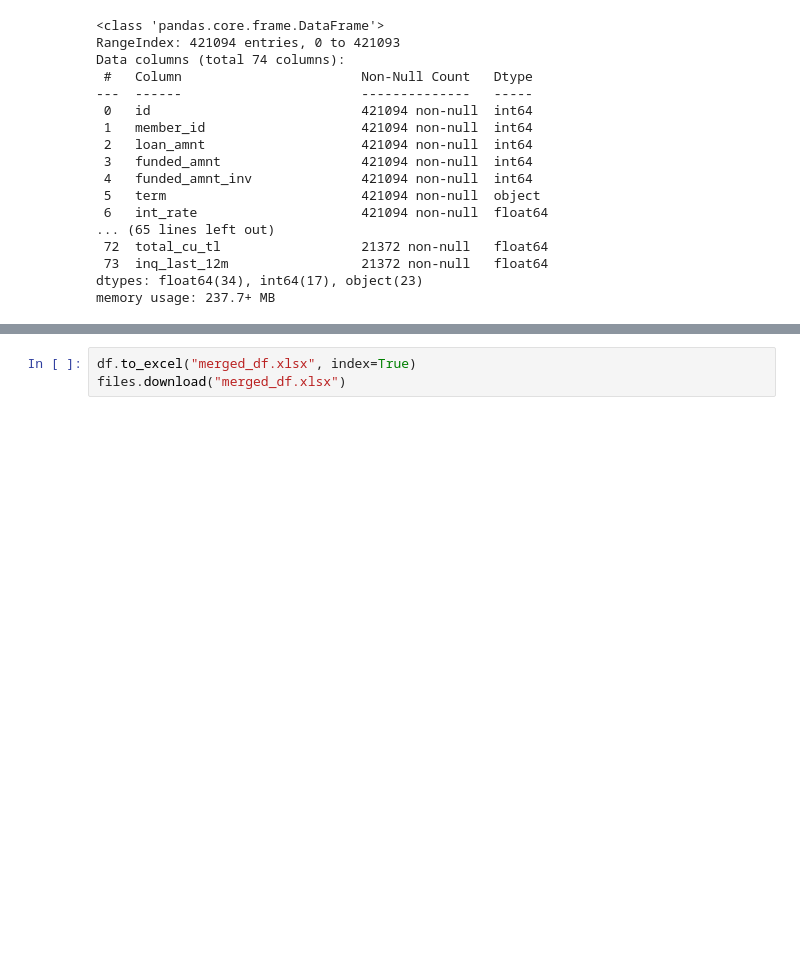
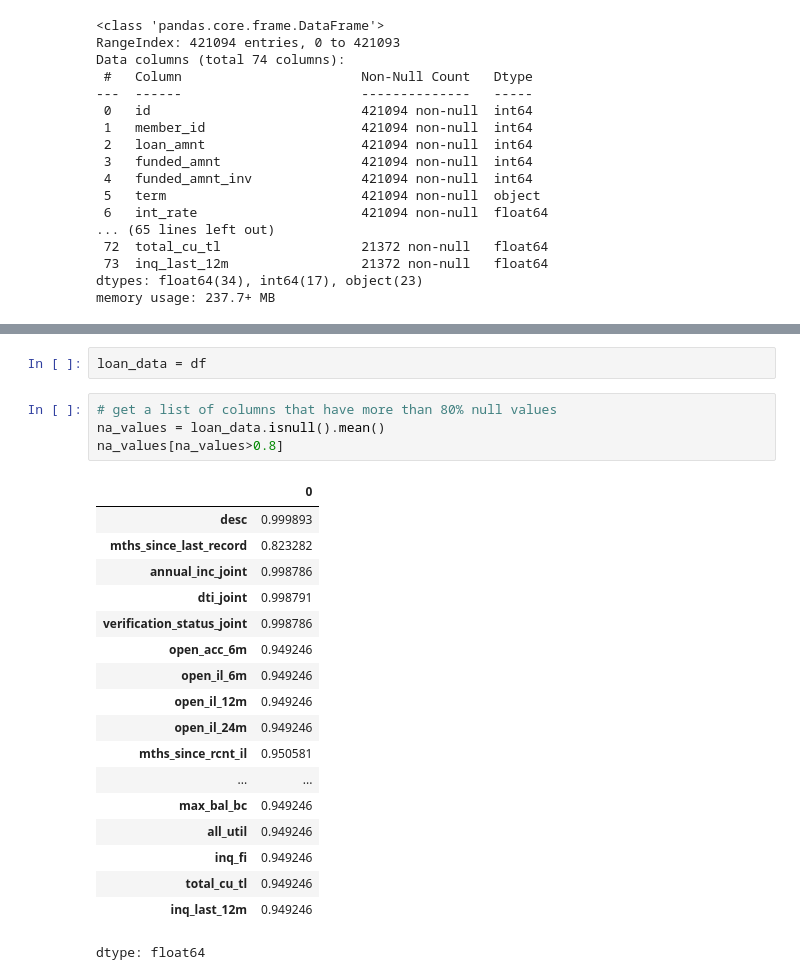
Before and after one commit to SharathkumaraKR/Credit-Risk-Model, a Jupyter notebook: Credit_Risk_Model_(Kaggle).ipynb, the cells around one changed output, grey strips where cells are left out. Drawn from its saved outputs; the diff is of its cells as text; blank space fills up the shorter version.

```diff
--- a/Credit_Risk_Model_(Kaggle).ipynb
+++ b/Credit_Risk_Model_(Kaggle).ipynb
@@ -90,3 +99,25 @@ Warning: total number of rows (421094) exceeds max_rows (20000). Limiting to fir
-# %%
-df.to_excel("merged_df.xlsx", index=True)
-files.download("merged_df.xlsx")
+# %%
+loan_data = df
+# %%
+# get a list of columns that have more than 80% null values
+na_values = loan_data.isnull().mean()
+na_values[na_values>0.8]
+# %% [output]
+|  | 0 |
+| desc | 0.999893 |
+| mths_since_last_record | 0.823282 |
+| annual_inc_joint | 0.998786 |
+| dti_joint | 0.998791 |
+| verification_status_joint | 0.998786 |
+| open_acc_6m | 0.949246 |
+| open_il_6m | 0.949246 |
+| open_il_12m | 0.949246 |
+| open_il_24m | 0.949246 |
+| mths_since_rcnt_il | 0.950581 |
+| ... | ... |
+| max_bal_bc | 0.949246 |
+| all_util | 0.949246 |
+| inq_fi | 0.949246 |
+| total_cu_tl | 0.949246 |
+| inq_last_12m | 0.949246 |
+dtype: float64
```
Also changed, not shown: parts of 11 cells of this notebook.
